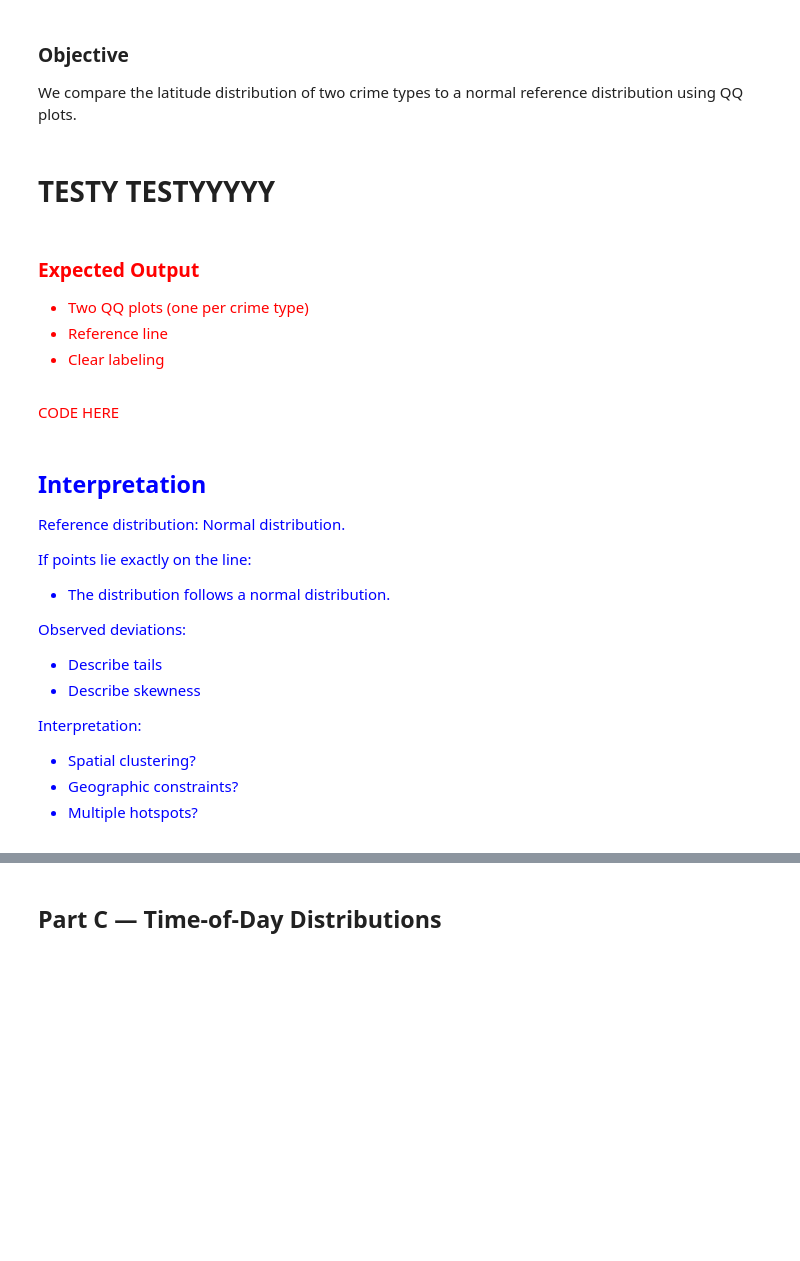
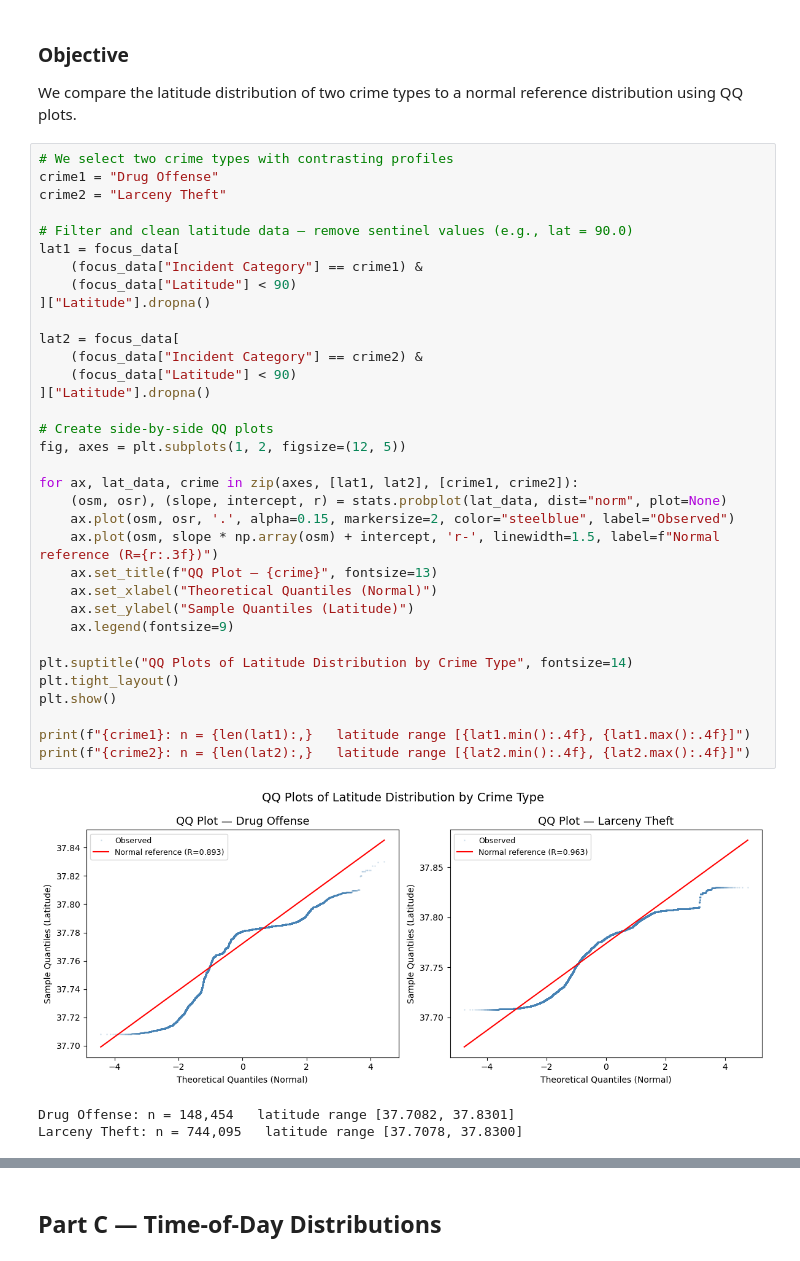
Before and after one commit to vichalder/social_data_viz_2026_group_75, a Jupyter notebook: Assignments/Assignment1G75_kat.ipynb, the cells around one changed output, grey strips where cells are left out. Cells and saved outputs as stored; diff of their text form; blank space fills up the shorter version.

```diff
--- a/Assignments/Assignment1G75_kat.ipynb
+++ b/Assignments/Assignment1G75_kat.ipynb
@@ -355,37 +355,41 @@ Overall, the plot suggests that recorded incident times are influenced by admini
 ### Objective
 
 We compare the latitude distribution of two crime types to a normal reference distribution using QQ plots.
-# %% [markdown]
-# TESTY TESTYYYYY
-# %% [markdown]
-<div style="color:red;">
-
-### Expected Output
-
-- Two QQ plots (one per crime type)
-- Reference line
-- Clear labeling
-
-</div>
-# %% [markdown]
-<span style="color:red;">CODE HERE</span>
-# %% [markdown]
-<div style="color:blue;">
-
-## Interpretation
-
-Reference distribution: Normal distribution.
-
-If points lie exactly on the line:
-- The distribution follows a normal distribution.
-
-Observed deviations:
-- Describe tails
-- Describe skewness
-
-Interpretation:
-- Spatial clustering?
-- Geographic constraints?
-- Multiple hotspots?
-
-</div>
+# %%
+# We select two crime types with contrasting profiles
+crime1 = "Drug Offense"
+crime2 = "Larceny Theft"
+
+# Filter and clean latitude data — remove sentinel values (e.g., lat = 90.0)
+lat1 = focus_data[
+    (focus_data["Incident Category"] == crime1) &
+    (focus_data["Latitude"] < 90)
+]["Latitude"].dropna()
+
+lat2 = focus_data[
+    (focus_data["Incident Category"] == crime2) &
+    (focus_data["Latitude"] < 90)
+]["Latitude"].dropna()
+
+# Create side-by-side QQ plots
+fig, axes = plt.subplots(1, 2, figsize=(12, 5))
+
+for ax, lat_data, crime in zip(axes, [lat1, lat2], [crime1, crime2]):
+    (osm, osr), (slope, intercept, r) = stats.probplot(lat_data, dist="norm", plot=None)
+    ax.plot(osm, osr, '.', alpha=0.15, markersize=2, color="steelblue", label="Observed")
+    ax.plot(osm, slope * np.array(osm) + intercept, 'r-', linewidth=1.5, label=f"Normal reference (R={r:.3f})")
+    ax.set_title(f"QQ Plot — {crime}", fontsize=13)
+    ax.set_xlabel("Theoretical Quantiles (Normal)")
+    ax.set_ylabel("Sample Quantiles (Latitude)")
+    ax.legend(fontsize=9)
+
+plt.suptitle("QQ Plots of Latitude Distribution by Crime Type", fontsize=14)
+plt.tight_layout()
+plt.show()
+
+print(f"{crime1}: n = {len(lat1):,}   latitude range [{lat1.min():.4f}, {lat1.max():.4f}]")
+print(f"{crime2}: n = {len(lat2):,}   latitude range [{lat2.min():.4f}, {lat2.max():.4f}]")
+# %% [output]
+[figure, added]
+Drug Offense: n = 148,454   latitude range [37.7082, 37.8301]
+Larceny Theft: n = 744,095   latitude range [37.7078, 37.8300]
```
Also changed, not shown: parts of 5 cells of this notebook.
